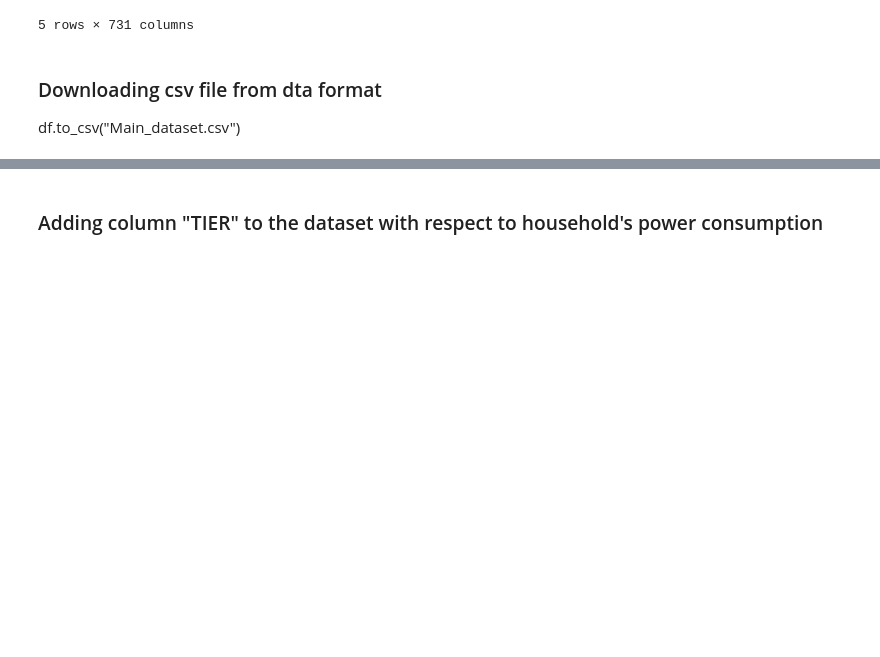
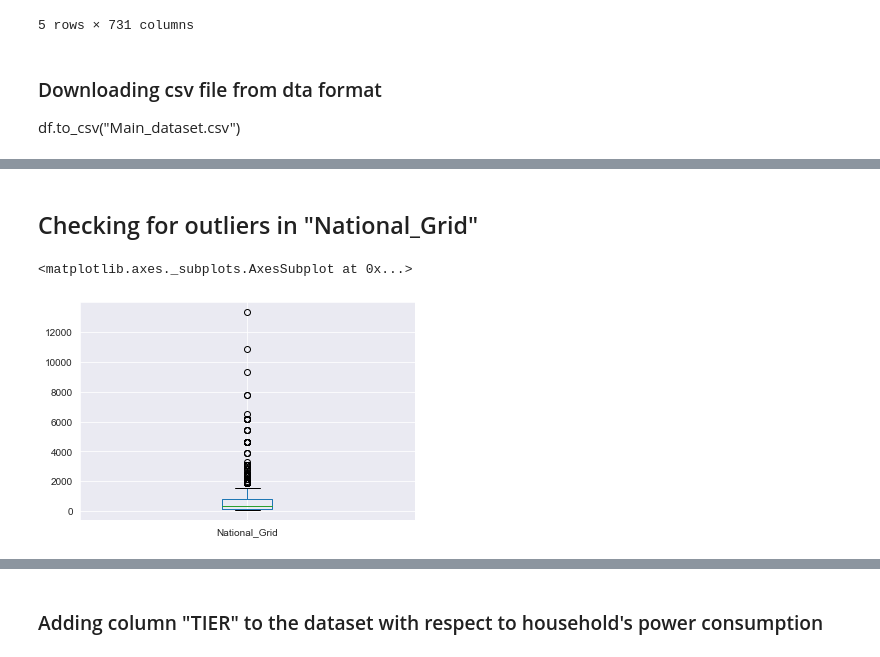
Before and after one commit to HEDERA-PLATFORM/mtf-rwanda-analysis, a Jupyter notebook: Rwanda_MTF.ipynb, the cells around one changed output, grey strips where cells are left out. Cells and saved outputs as stored; diff of their text form; code cells hidden in the pictures; blank space fills up the shorter version.

```diff
--- a/Rwanda_MTF.ipynb
+++ b/Rwanda_MTF.ipynb
@@ -33,0 +46,2 @@ df.to_csv("Main_dataset.csv")
+# %%
+df_analysis= df[['C22', 'C64','C88','C117','C119A']]
@@ -50,0 +175,7 @@ memory usage: 25.9 KB
+# %% [markdown]
+## Checking for outliers in "National_Grid"
+# %%
+df_cap.boxplot(column='National_Grid', return_type='axes')
+# %% [output]
+<matplotlib.axes._subplots.AxesSubplot at 0x...>
+[figure, added]
```
Also changed, not shown: parts of 85 cells of this notebook.
